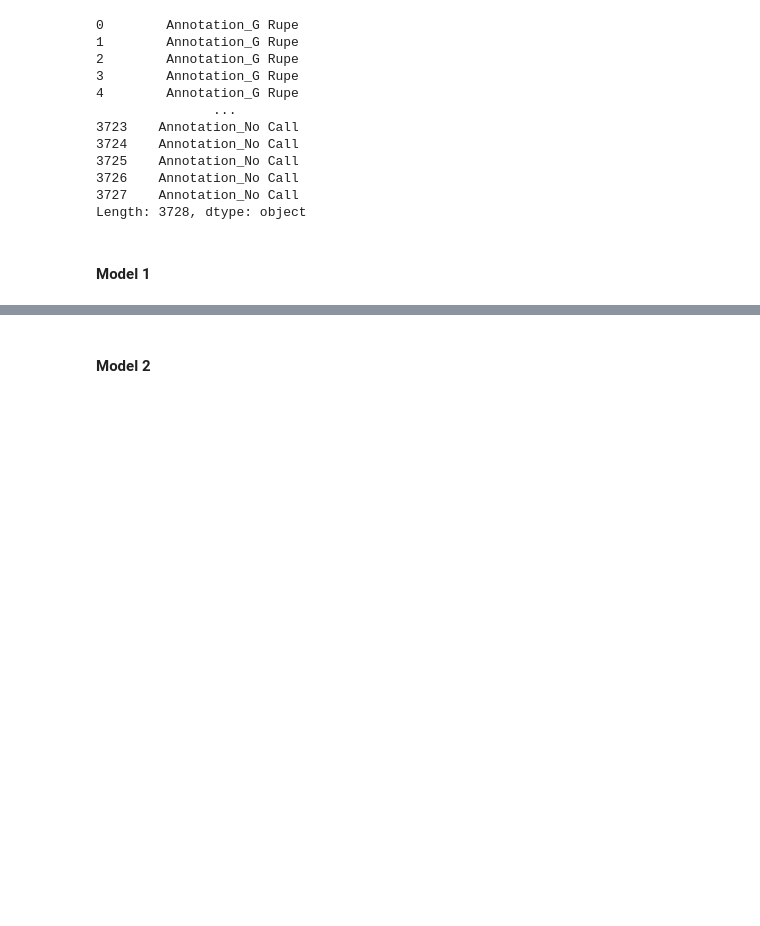
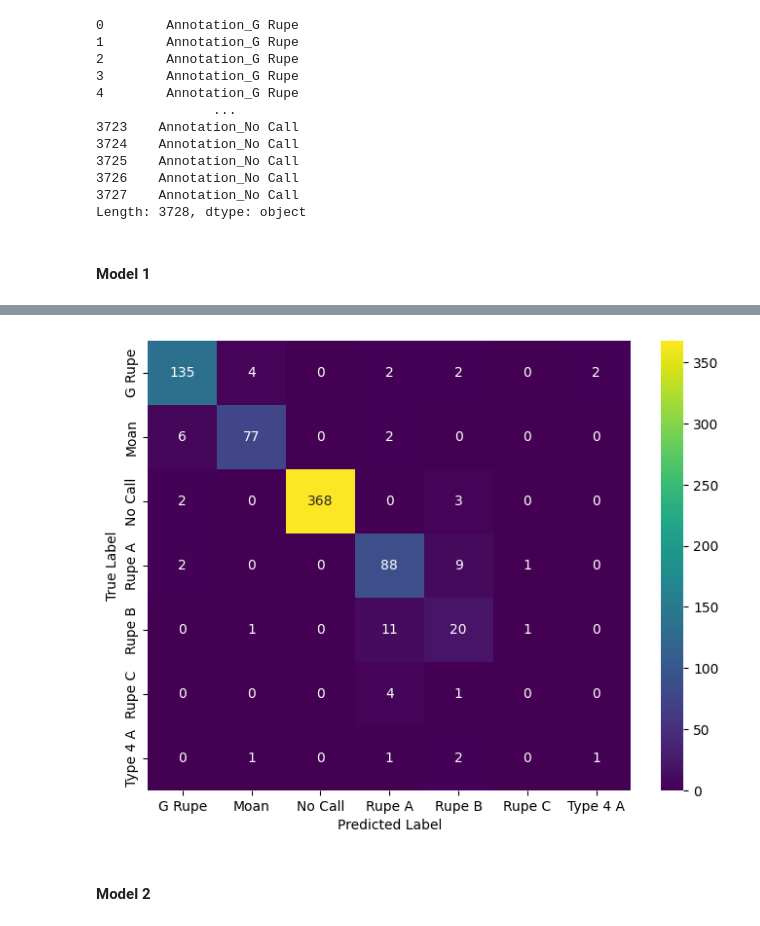
Before and after one commit to damienfarrell/machine-learning-project-2, a Jupyter notebook: project_2.ipynb, the cells around one changed output, grey strips where cells are left out. Drawn from its saved outputs; the diff is of its cells as text; code cells hidden in the pictures; blank space fills up the shorter version.

Commit message:
Tweaking models

```diff
--- a/project_2.ipynb
+++ b/project_2.ipynb
@@ -295,0 +298,25 @@ disp.plot(cmap='viridis');
+# %%
+def confusion_matrix_plot(): # Predict on test set
+    y_pred_prob = model.predict(X_test)
+    y_pred = np.argmax(y_pred_prob, axis=1)
+
+    # Convert y_test one-hot to integers
+    y_true = np.argmax(y_test, axis=1)
+
+    cm = confusion_matrix(y_true, y_pred)
+
+    # Extract the real class names
+    class_names = [col.replace("Annotation_", "") for col in y.columns]
+
+    fig, ax = plt.subplots(figsize=(8, 6))
+    sns.heatmap(cm, annot=True, fmt="d",
+                xticklabels=class_names,
+                yticklabels=class_names,
+                cmap="viridis", ax=ax)
+
+    plt.ylabel("True Label")
+    plt.xlabel("Predicted Label")
+    plt.show()
+# %%
+confusion_matrix_plot()
+# %% [output]
@@ -296,3 +324,4 @@ disp.plot(cmap='viridis');
+[figure, added]
 # %% [markdown]
 #### **Model 2**
 # %%
```
Also changed, not shown: parts of 26 cells of this notebook.
